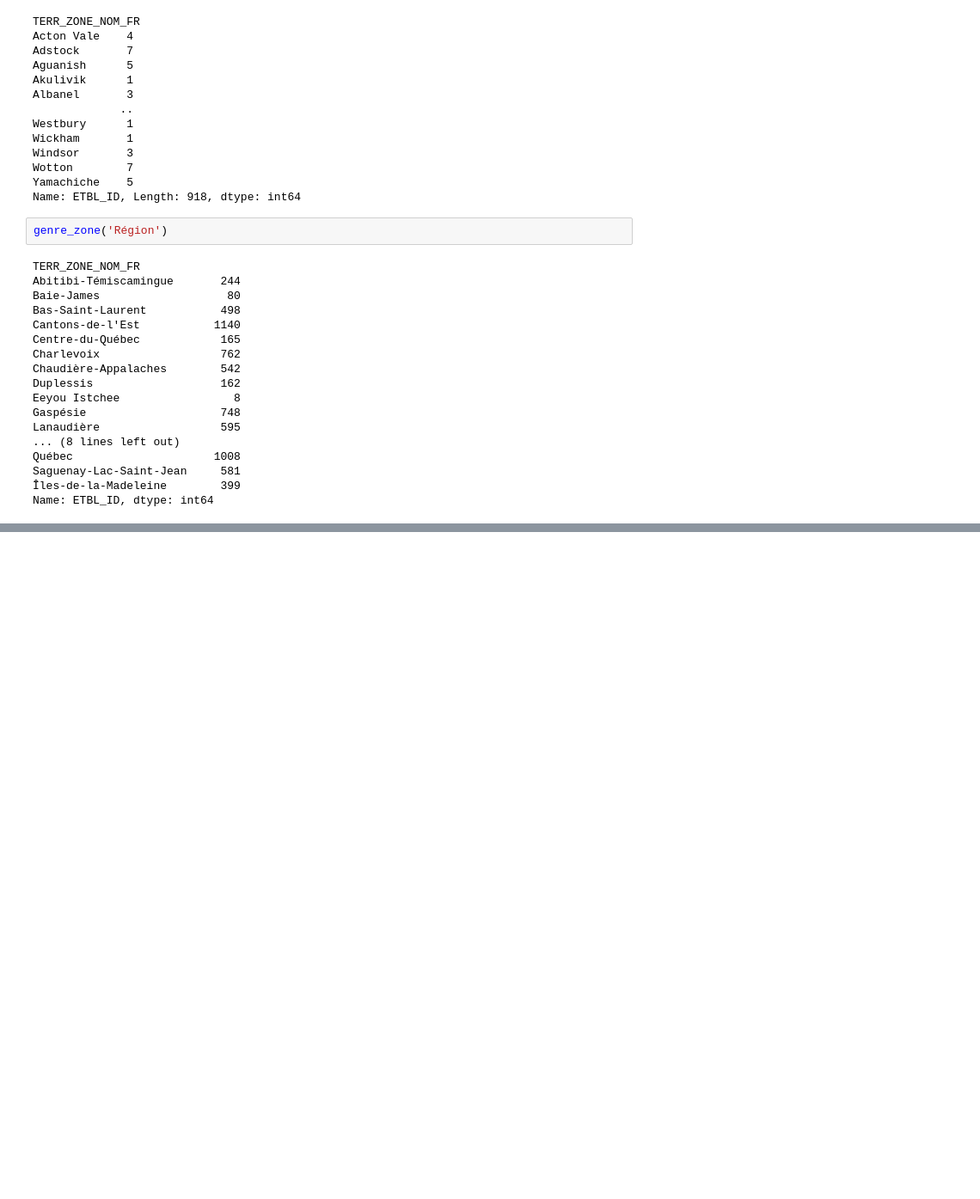
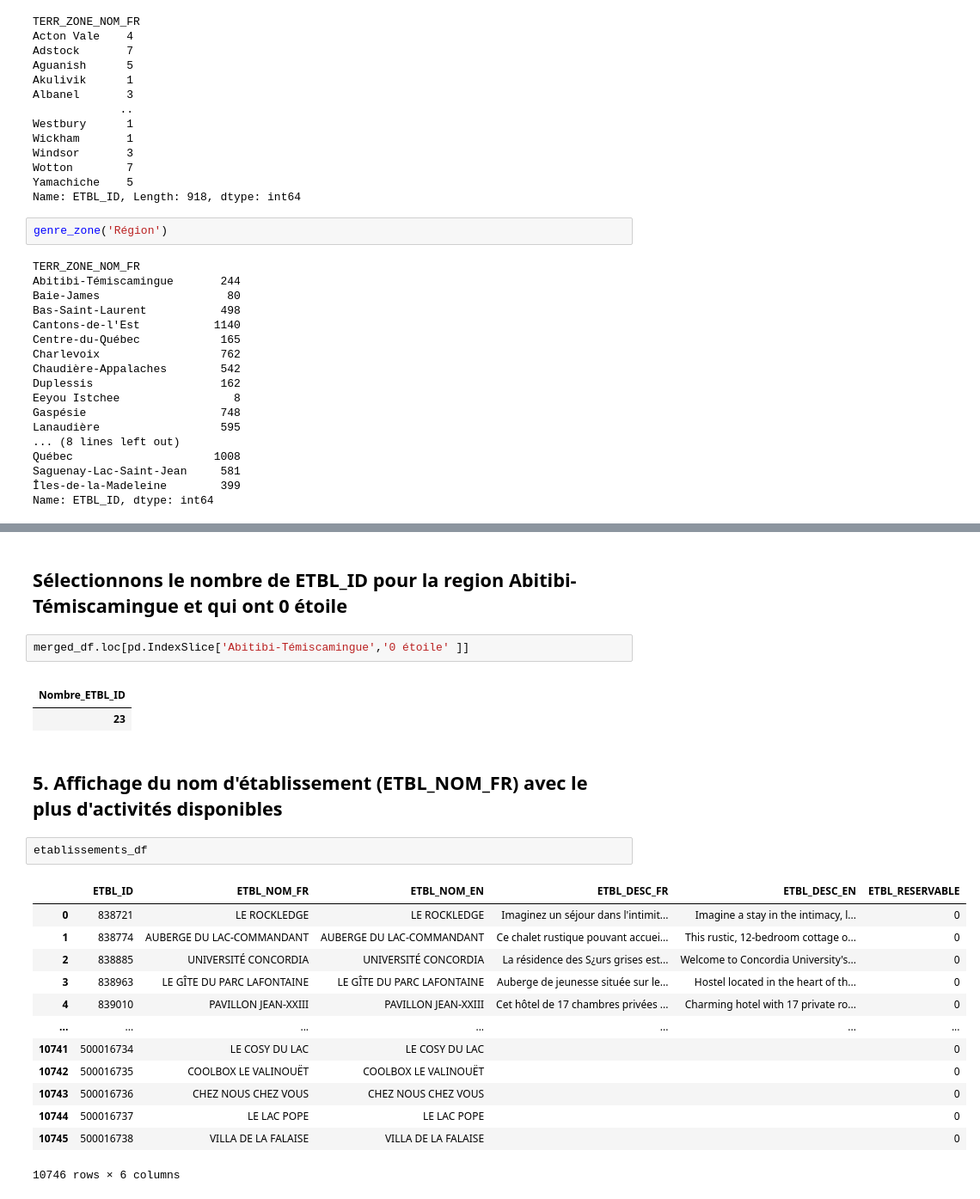
Before and after one commit to syphaxlch/TourismData_Analysis, a Jupyter notebook: Fichier.ipynb, the cells around one changed output, grey strips where cells are left out. Shown at 86% size. Cells and saved outputs as stored; diff of their text form; blank space fills up the shorter version.

```diff
--- a/Fichier.ipynb
+++ b/Fichier.ipynb
@@ -194,0 +304,26 @@ Name: ETBL_ID, dtype: int64
+# %% [markdown]
+## Sélectionnons le nombre de ETBL_ID pour la region Abitibi-Témiscamingue et qui ont 0 étoile
+# %%
+merged_df.loc[pd.IndexSlice['Abitibi-Témiscamingue','0 étoile' ]]
+# %% [output]
+|  |
+| Nombre_ETBL_ID |
+| 23 |
+# %% [markdown]
+## 5. Affichage du nom d'établissement (ETBL_NOM_FR) avec le plus d'activités disponibles
+# %%
+etablissements_df
+# %% [output]
+|  | ETBL_ID | ETBL_NOM_FR | ETBL_NOM_EN | ETBL_DESC_FR | ETBL_DESC_EN | ETBL_RESERVABLE |
+| 0 | 838721 | LE ROCKLEDGE | LE ROCKLEDGE | Imaginez un séjour dans l'intimit... | Imagine a stay in the intimacy, l... | 0 |
+| 1 | 838774 | AUBERGE DU LAC-COMMANDANT | AUBERGE DU LAC-COMMANDANT | Ce chalet rustique pouvant accuei... | This rustic, 12-bedroom cottage o... | 0 |
+| 2 | 838885 | UNIVERSITÉ CONCORDIA | UNIVERSITÉ CONCORDIA | La résidence des S¿urs grises est... | Welcome to Concordia University's... | 0 |
+| 3 | 838963 | LE GÎTE DU PARC LAFONTAINE | LE GÎTE DU PARC LAFONTAINE | Auberge de jeunesse située sur le... | Hostel located in the heart of th... | 0 |
+| 4 | 839010 | PAVILLON JEAN-XXIII | PAVILLON JEAN-XXIII | Cet hôtel de 17 chambres privées ... | Charming hotel with 17 private ro... | 0 |
+| ... | ... | ... | ... | ... | ... | ... |
+| 10741 | 500016734 | LE COSY DU LAC | LE COSY DU LAC |  |  | 0 |
+| 10742 | 500016735 | COOLBOX LE VALINOUËT | COOLBOX LE VALINOUËT |  |  | 0 |
+| 10743 | 500016736 | CHEZ NOUS CHEZ VOUS | CHEZ NOUS CHEZ VOUS |  |  | 0 |
+| 10744 | 500016737 | LE LAC POPE | LE LAC POPE |  |  | 0 |
+| 10745 | 500016738 | VILLA DE LA FALAISE | VILLA DE LA FALAISE |  |  | 0 |
+10746 rows × 6 columns
```
Also changed, not shown: parts of 15 cells of this notebook.
